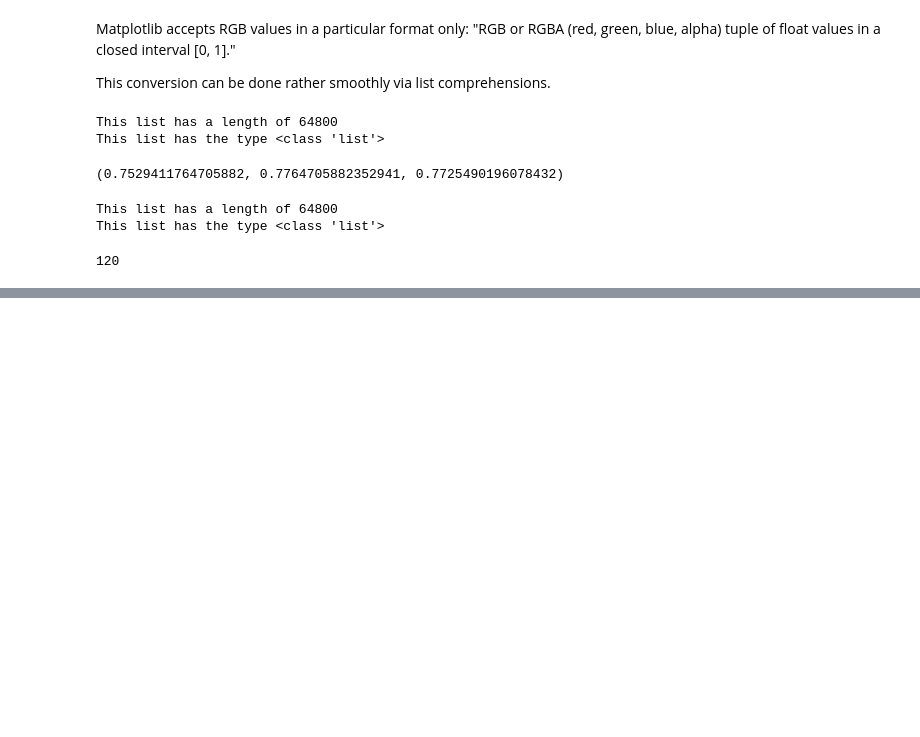
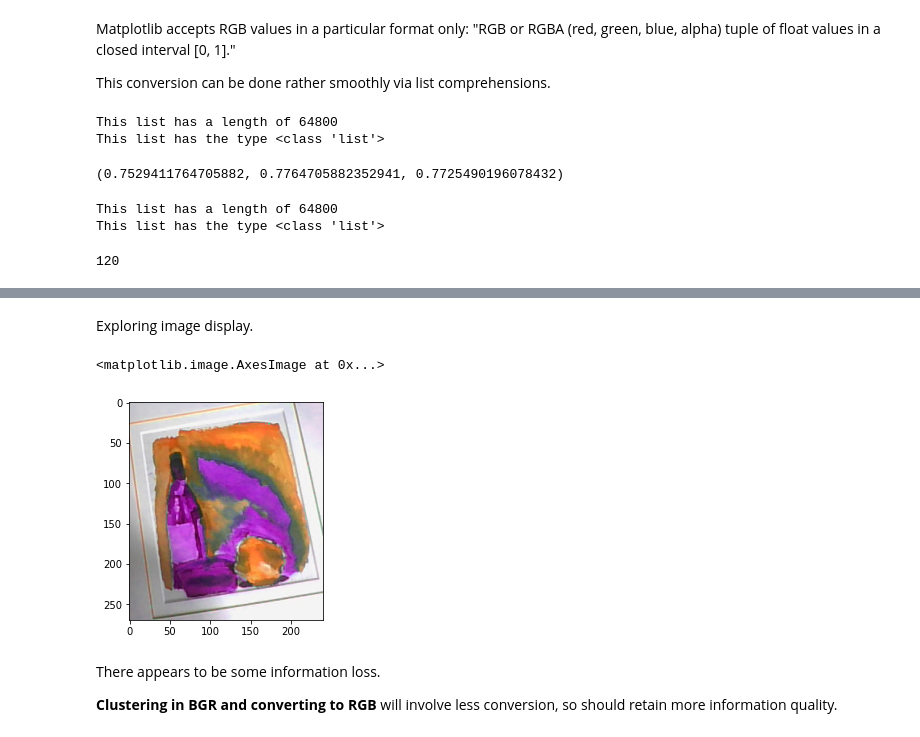
Before and after one commit to Windblown-Marionette/photo-palette, a Jupyter notebook: photo-palette.ipynb, the cells around one changed output, grey strips where cells are left out. Drawn from its saved outputs; the diff is of its cells as text; code cells hidden in the pictures; blank space fills up the shorter version.

```diff
--- a/photo-palette.ipynb
+++ b/photo-palette.ipynb
@@ -266,0 +345,11 @@ This seems similar and hard to interpret. I will try with a different image.
+# %% [markdown]
+Exploring image display.
+# %%
+plt.imshow(cv.cvtColor(image_HLS, cv.COLOR_HLS2RGB))
+# %% [output]
+<matplotlib.image.AxesImage at 0x...>
+[figure, added]
+# %% [markdown]
+There appears to be some information loss.
+
+**Clustering in BGR and converting to RGB** will involve less conversion, so should retain more information quality.
```
Also changed, not shown: parts of 15 cells of this notebook.
